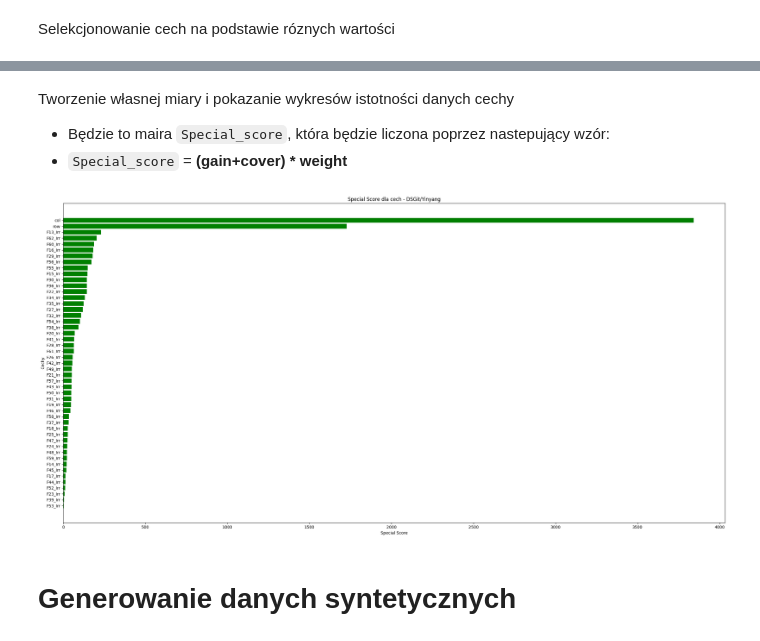
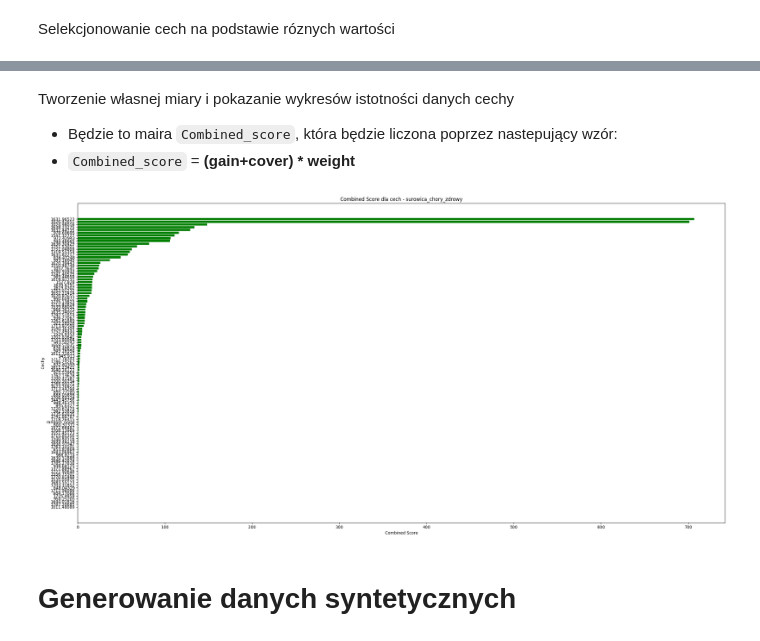
Before and after one commit to kp117909/mgst_xgboost, a Jupyter notebook: mgstr.ipynb, the cells around one changed output, grey strips where cells are left out. Cells and saved outputs as stored; diff of their text form; code cells hidden in the pictures.

```diff
--- a/mgstr.ipynb
+++ b/mgstr.ipynb
@@ -36,10 +36,10 @@ Przetwarzanie plików xlsx na csv
 Wczytanie danych i wstępny preprocessing
 # %%
 # wczytanie pliku CSV
-name = "DSGit/Yinyang"
+name = "surowica_chory_zdrowy"
 save_path = f'./wyniki/{name}/'
 
-df = pd.read_csv(f"{name}.csv", sep=',')
+df = pd.read_csv(f"{name}.csv", sep=';')
 
 
 # df = pd.read_csv("DSGit/Hypersphere 3D.csv", sep=',')
@@ -47,11 +47,19 @@ df = pd.read_csv(f"{name}.csv", sep=',')
 df = df.replace(',', '.', regex=True)
 
 # pobranie wartości
-X = df.drop('Target', axis=1)
-
+# X = df.drop(['Target', 'F1', 'F2', 'F3'], axis=1)
+X = df.drop('Class', axis=1)
 # preprocessing
 X = X.astype(float)
+# dodanie szumu do danych (FTIR)
+std_dev_min = 0.001  # Minimalna wartość szumu
+std_dev_max = 0.15   # Maksymalna wartość szumu
+noise = np.random.uniform(low=std_dev_min, high=std_dev_max, size=X.shape)
+
+X['random_noise'] = noise.mean(axis=1)
+
 # pobranie predykcji
-y = df['Target'].values
+y = df['Class'].values
 
 # y = df['Class'].map({'A': 0, 'B': 1, 'C': 1}).values
+print(X.head())
@@ -65,16 +91,23 @@ dtrain = xgb.DMatrix(X, label=y)
 best_auc = 0
 best_params = {}
 
-for max_depth in [3,4]:
-    for learning_rate in [0.01, 0.1]:
+for max_depth in [3,4,5]:
+    for learning_rate in [0.1, 0.2, 0.3]:
         # definicja paremetrow dla xgboost
         # korzystałem z strony https://xgboost.readthedocs.io/en/stable/python/python_intro.html
         # max_depth -> maksymalna głebokosc drzewa, wyzsze wartosci prowadza do overfittingu
+        # colsample -> procent kolumn losowo wybieranych dla kazdego drzewa np 0.7 to kazde drzewo bedize budowane na 70% losowo wybranych cech
+        # subsample ->? to samo co colsample ale dla rekordow
+        # dla obu pozostlae wartosci zostana calkoiwcie pominiete w uczeniu w drzewie
         # eta -> predkosc uczenia
         param = {
             'objective': 'binary:logistic',
             'eval_metric': 'auc',
             'max_depth': max_depth,
+            # 'colsample_bytree': 0.5, # dla drzewa
+            # 'colsample_bylevel': 0.7, # dla poziomu
+            # 'colsample_bynode': 0.8, # dla wezla
+            # 'subsample': 0.9,
             'learning_rate': learning_rate,
             'seed': 42
         }
@@ -322,39 +362,39 @@ Selekcja cech zależności od hyperametru: weight
 # %% [markdown]
 Tworzenie własnej miary i pokazanie wykresów istotności danych cechy
-- Będzie to maira `Special_score`, która będzie liczona poprzez nastepujący wzór:
-- `Special_score` = **(gain+cover) * weight**
+- Będzie to maira `Combined_score`, która będzie liczona poprzez nastepujący wzór:
+- `Combined_score` = **(gain+cover) * weight**
 # %%
 
 importance_gain = bst.get_score(importance_type='gain')
 importance_cover = bst.get_score(importance_type = 'cover')
 importance_weight = bst.get_score(importance_type = 'weight')
 
 # konwersja do DataFrame aby łatwiej operować na danych
 importance_df_score = pd.DataFrame({
     'Cecha': list(importance_gain.keys()),
     'Gain': list(importance_gain.values()),
     'Cover': [importance_cover.get(feat, 0) for feat in importance_gain.keys()], # dodanie 0, jezeli brak cechy
     'Weight': [importance_weight.get(feat, 0) for feat in importance_gain.keys()]  # dodanie 0, jezeli brak cechy
 })
 
-# obliczenie special_score
-importance_df_score['Special_Score'] = (importance_df_score['Gain'] + importance_df_score['Cover']) * importance_df_score['Weight']
+# obliczenie Combined_score
+importance_df_score['Combined_score'] = (importance_df_score['Weight'] + importance_df_score['Cover']) * importance_df_score['Gain']
 
 # posortowanie
-importance_df_sorted = importance_df_score.sort_values(by='Special_Score')
+importance_df_sorted = importance_df_score.sort_values(by='Combined_score')
 
 plt.figure(figsize=(24, 12))
-plt.barh(importance_df_sorted['Cecha'], importance_df_sorted['Special_Score'], color='green')
-plt.xlabel('Special Score')
+plt.barh(importance_df_sorted['Cecha'], importance_df_sorted['Combined_score'], color='green')
+plt.xlabel('Combined Score')
 plt.ylabel('Cechy')
-plt.title(f'Special Score dla cech - {name}')
+plt.title(f'Combined Score dla cech - {name}')
 plt.tight_layout()
 
-file_name = f'{save_path}special_score_feature_importance.png'
+file_name = f'{save_path}Combined_score_feature_importance.png'
 plt.savefig(file_name)
 plt.show()
 # %% [output]
-[figure, old version]
+[figure, new version]
 # %% [markdown]
 # Generowanie danych syntetycznych
 # %%
```
Also changed, not shown: parts of 12 cells of this notebook, 26 other files.
